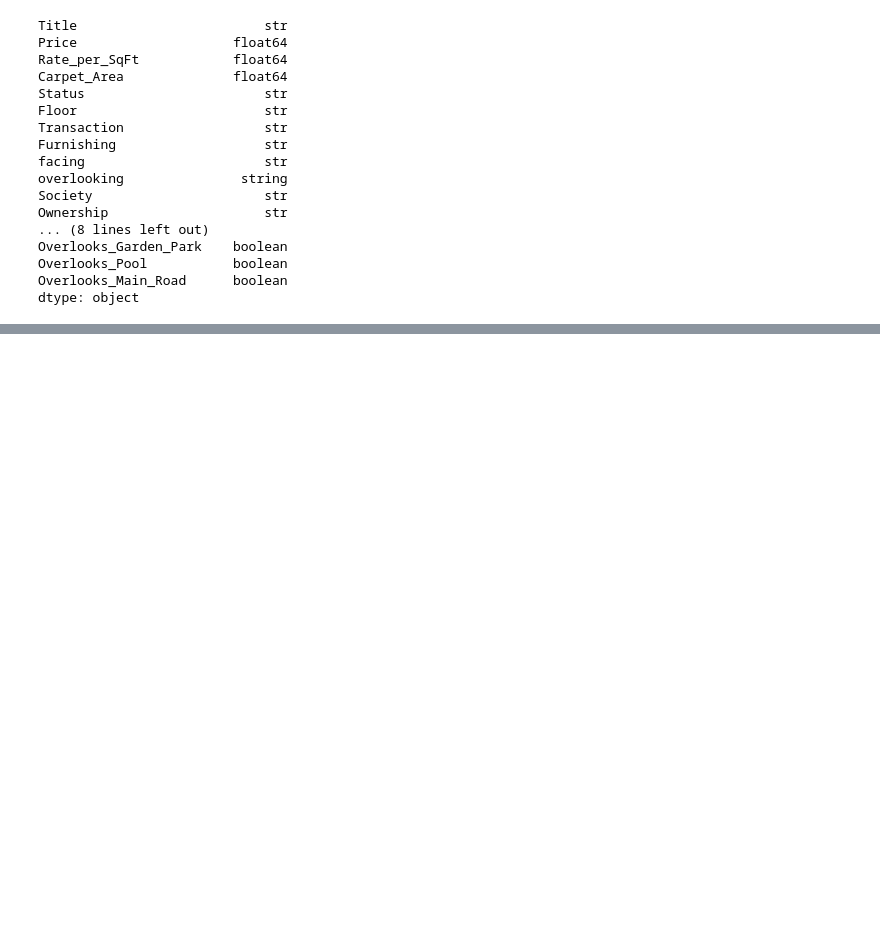
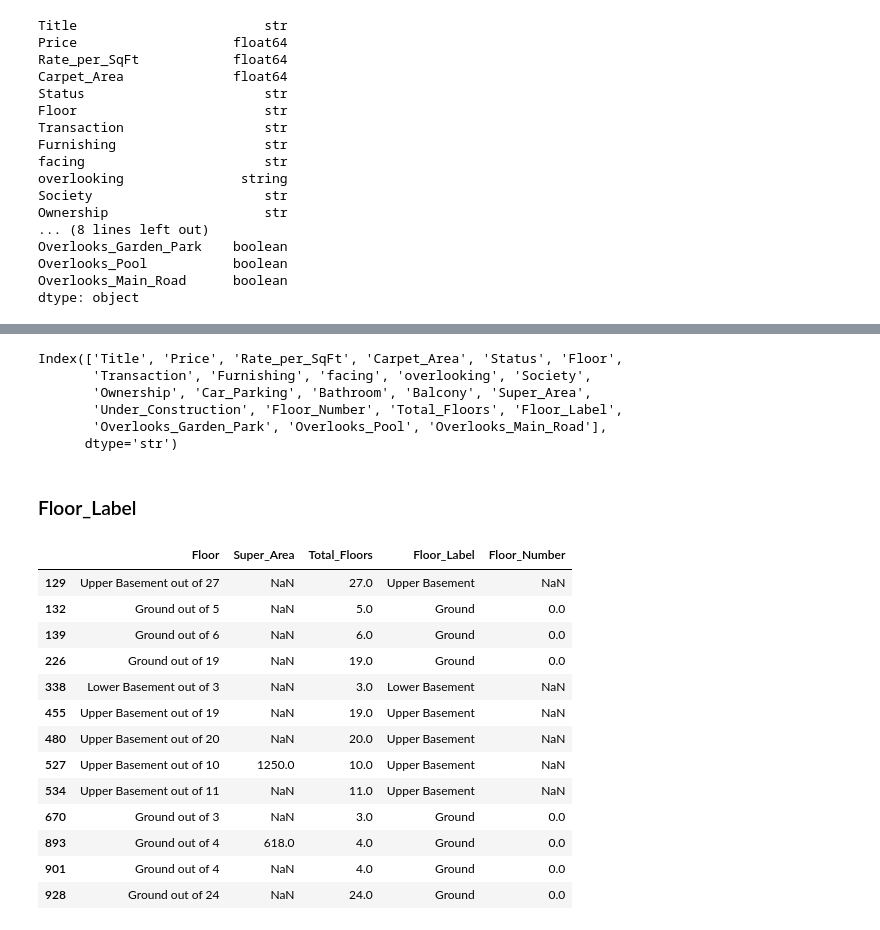
Before and after one commit to Omkesh-Bash/pune-real-estate-data-cleaning, a Jupyter notebook: notebooks/Pune_Real_Estate_Data_Cleaning.ipynb, the cells around one changed output, grey strips where cells are left out. Drawn from its saved outputs; the diff is of its cells as text; code cells hidden in the pictures; blank space fills up the shorter version.

```diff
--- a/notebooks/Pune_Real_Estate_Data_Cleaning.ipynb
+++ b/notebooks/Pune_Real_Estate_Data_Cleaning.ipynb
@@ -1343,0 +1375,31 @@ assert real_estate["Overlooks_Garden_Park"].isna().sum() == 171
+# %%
+real_estate.columns
+# %% [output]
+Index(['Title', 'Price', 'Rate_per_SqFt', 'Carpet_Area', 'Status', 'Floor',
+       'Transaction', 'Furnishing', 'facing', 'overlooking', 'Society',
+       'Ownership', 'Car_Parking', 'Bathroom', 'Balcony', 'Super_Area',
+       'Under_Construction', 'Floor_Number', 'Total_Floors', 'Floor_Label',
+       'Overlooks_Garden_Park', 'Overlooks_Pool', 'Overlooks_Main_Road'],
+      dtype='str')
+# %% [markdown]
+### Floor_Label
+# %%
+real_estate.loc[
+    real_estate.Floor_Label.notna(),
+    ['Floor', 'Super_Area', 'Total_Floors', 'Floor_Label', 'Floor_Number']
+]
+# %% [output]
+|  | Floor | Super_Area | Total_Floors | Floor_Label | Floor_Number |
+| 129 | Upper Basement out of 27 | NaN | 27.0 | Upper Basement | NaN |
+| 132 | Ground out of 5 | NaN | 5.0 | Ground | 0.0 |
+| 139 | Ground out of 6 | NaN | 6.0 | Ground | 0.0 |
+| 226 | Ground out of 19 | NaN | 19.0 | Ground | 0.0 |
+| 338 | Lower Basement out of 3 | NaN | 3.0 | Lower Basement | NaN |
+| 455 | Upper Basement out of 19 | NaN | 19.0 | Upper Basement | NaN |
+| 480 | Upper Basement out of 20 | NaN | 20.0 | Upper Basement | NaN |
+| 527 | Upper Basement out of 10 | 1250.0 | 10.0 | Upper Basement | NaN |
+| 534 | Upper Basement out of 11 | NaN | 11.0 | Upper Basement | NaN |
+| 670 | Ground out of 3 | NaN | 3.0 | Ground | 0.0 |
+| 893 | Ground out of 4 | 618.0 | 4.0 | Ground | 0.0 |
+| 901 | Ground out of 4 | NaN | 4.0 | Ground | 0.0 |
+| 928 | Ground out of 24 | NaN | 24.0 | Ground | 0.0 |
```
Also changed, not shown: parts of 27 cells of this notebook.
